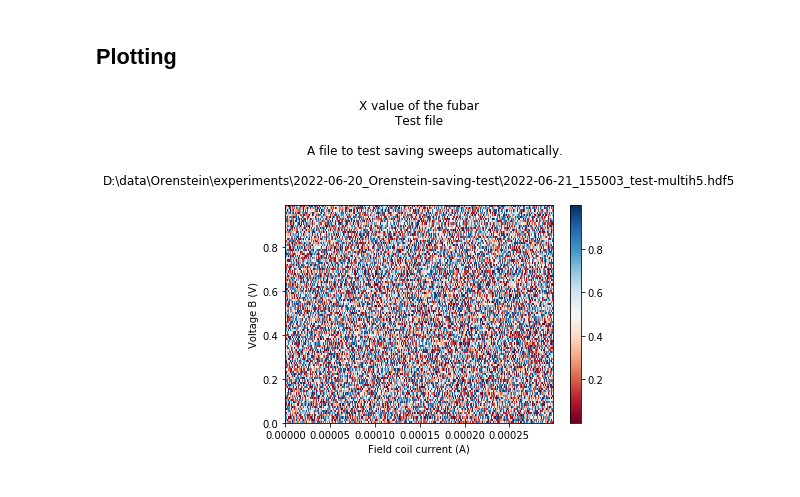
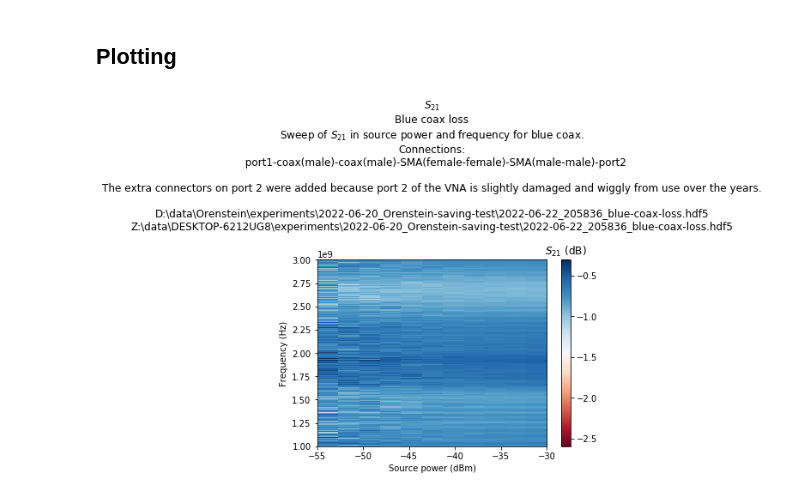
Before and after one commit to nowacklab/Nowack_Lab, a Jupyter notebook: Notebooks/Orenstein-saving-test.ipynb, the cells around one changed output. Cells and saved outputs as stored; diff of their text form; code cells hidden in the pictures.

Commit message:
First draft of scanning and saving code (HP 8753D and Keithley 2450)

```diff
--- a/Notebooks/Orenstein-saving-test.ipynb
+++ b/Notebooks/Orenstein-saving-test.ipynb
@@ -12,0 +64,5 @@ New experiment? y/(n): n
+# %%
+for instrument, settings in initial_configuration.items():
+    i = instruments[instrument]
+    for k, v in settings.items():
+        setattr(i, k, v)
@@ -13,21 +71,11 @@ New experiment? y/(n): n
+# %%
+vna.source_power_on = True
+vna.write('SING')
 # %%
 def add_scale(f, name, unit, x):
     path = 'scales/{}'.format(name)
     f[path] = x
     f[path].attrs['unit'] = unit
     return x
-# %%
-from Nowack_Lab.Instruments.keithley import Keithley2450
-instruments = {
-    'Keithley 2450': Keithley2450(),
-}
-# %%
-k = instruments['Keithley 2450']
-k.output = 'off'
-k.source = 'I'
-k.Iout_range = 1e-3 #A
-k.V_compliance = 21.0 #mV
-k.output = 'on'
-k.Iout = 0.0e-3 #A
 # %%
 filenames = []
@@ -98,35 +144,42 @@ import matplotlib.cm as cm
 plotfile = filenames[0]
 with h5.File(plotfile,
              'r',
              libver = 'latest',
              swmr = True,
             ) as f:
     # Assume 2D data in x
-    x = f['x']
+    x = f['S21']
     labels = [d.label for d in x.dims]
     scales = [f['scales/{}'.format(l)] for l in labels]
     scaledata = [s[:] for s in scales]
     scaleunits = [s.attrs['unit'] for s in scales]
     scalelabels = ['{} ({})'.format(l, u) for l, u in zip(labels, scaleunits)]
 
     plt.imshow(np.transpose(x),
                extent = (
                    scaledata[-2].min(), scaledata[-2].max(),
                    scaledata[-1].min(), scaledata[-1].max(),
                ),
                cmap = cm.RdBu,
                aspect = 'auto',
               )
     plt.title('\n'.join([
         x.attrs['description'],
         f.attrs['name'],
         f.attrs['description'],
-        plotfile,
-        '',
+        *filenames,
+        '',''
     ]))
     plt.xlabel(scalelabels[-2])
     plt.ylabel(scalelabels[-1])
-    plt.colorbar()
+    cb = plt.colorbar()
+    cb.ax.set_title('{} ({})'.format(x.attrs['description'], x.attrs['unit']))
+
+    for file in filenames:
+        plt.savefig(Path(file).with_suffix('.pdf'),
+                    dpi = 600,
+                    bbox_inches='tight',
+                   )
     plt.show()
 # %% [output]
-[figure, old version]
+[figure, new version]
```
Also changed, not shown: parts of 6 cells of this notebook.
